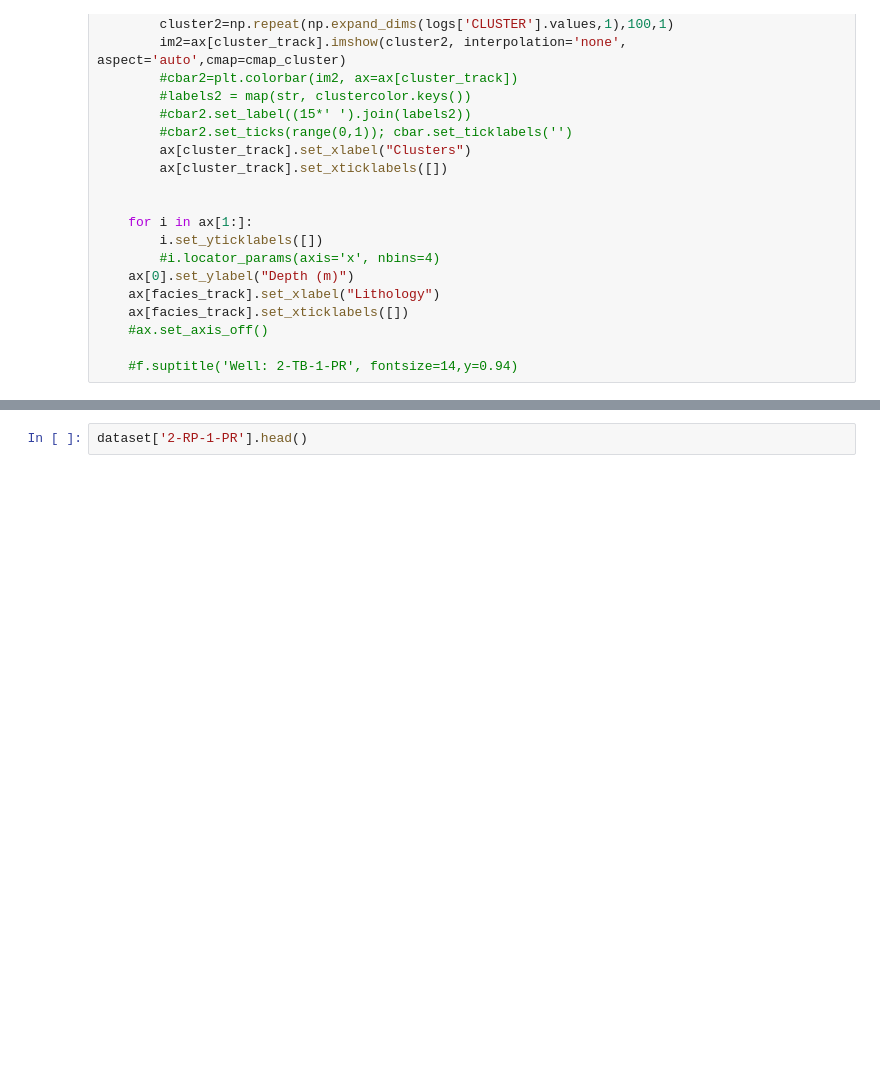
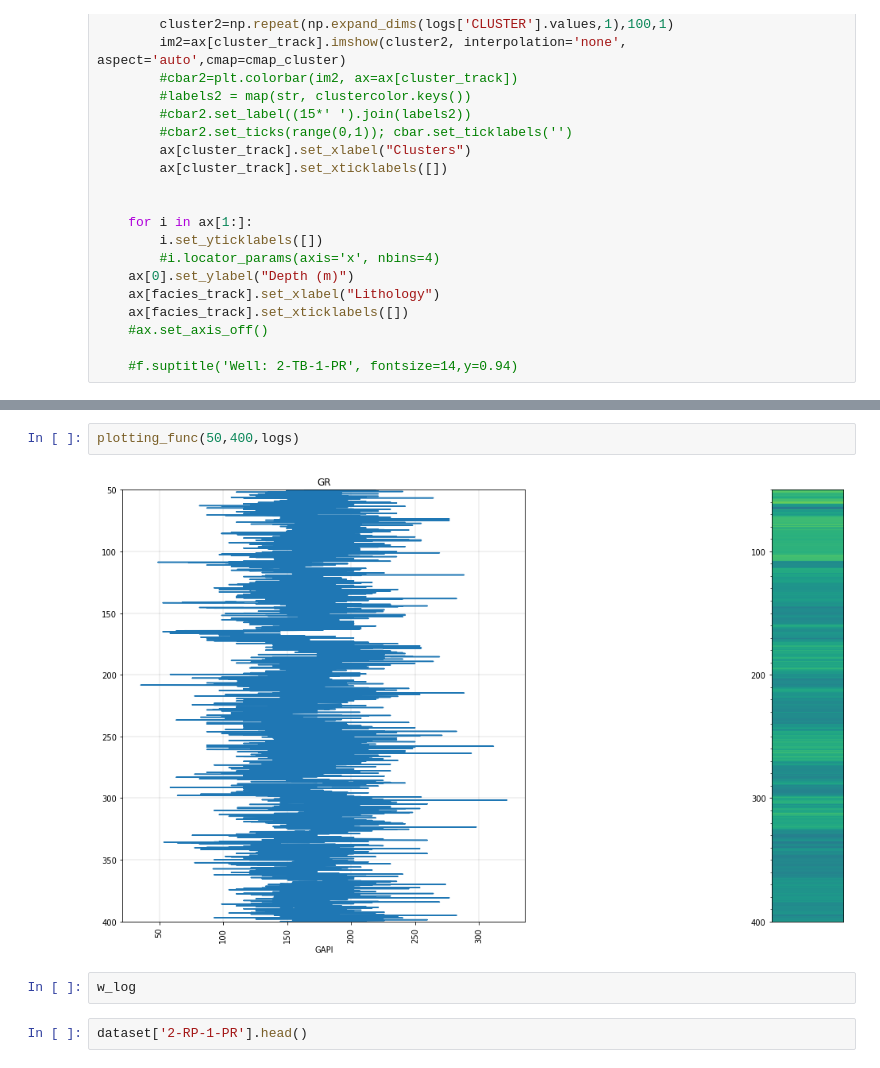
Before and after one commit to passosvasconcelos/well-log-data-analysis, a Jupyter notebook: Log Analysis Python.ipynb, the cells around one changed output, grey strips where cells are left out. Drawn from its saved outputs; the diff is of its cells as text; blank space fills up the shorter version.

```diff
--- a/Log Analysis Python.ipynb
+++ b/Log Analysis Python.ipynb
@@ -422,3 +474,9 @@ def log_plot(logs, logcolor, logmin, logmax, logscale, logtrack, faciescolor, fa
+# %%
+plotting_func(50,400,logs)
+# %% [output]
+[figure, added]
+# %%
+w_log
 # %%
 dataset['2-RP-1-PR'].head()
 # %% [output]
```
Also changed, not shown: parts of 6 cells of this notebook.
